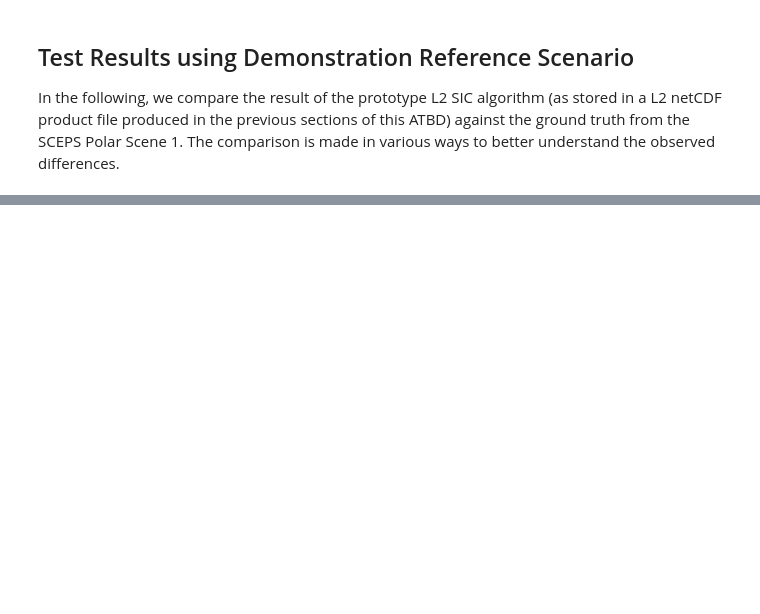
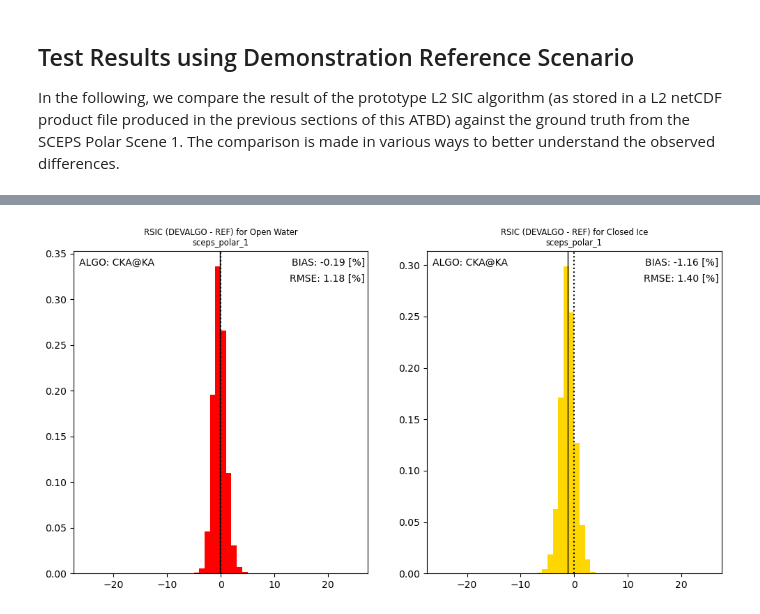
Before and after one commit to CIMR-Algos/SeaIceConcentration_ATBD_v2, a Jupyter notebook: algorithm/CIMR_L2_Sea_Ice_Concentration_performanceAssessment.ipynb, the cells around one changed output, grey strips where cells are left out. Drawn from its saved outputs; the diff is of its cells as text; code cells hidden in the pictures; blank space fills up the shorter version.

```diff
--- a/algorithm/CIMR_L2_Sea_Ice_Concentration_performanceAssessment.ipynb
+++ b/algorithm/CIMR_L2_Sea_Ice_Concentration_performanceAssessment.ipynb
@@ -314,0 +312,31 @@ TBW
+# %%
+fig, ax = plt.subplots(nrows=1, ncols=2, sharex=True, figsize=(12,6),)
+
+sic_diff_ow_1d = rsic_diff[tc_owci==1].compressed()
+hist_range = (dmin, dmax)
+ax[0].axvline(x=0, color='k', linestyle=':')
+ax[0].hist(sic_diff_ow_1d, bins=50, range=hist_range, density=True, color='red')
+ax[0].axvline(x=sic_diff_ow_1d.mean(), color='k', linestyle='-', lw=1)
+ax[0].set_title("RSIC (DEVALGO - REF) for Open Water\n{}".format(input_test_card), fontsize='small')
+ax[0].text(0.99,0.98, 'BIAS: {:.2f} [%]'.format(sic_diff_ow_1d.mean()),
+        transform=ax[0].transAxes, ha='right', va='top')
+ax[0].text(0.99,0.93, 'RMSE: {:.2f} [%]'.format(sic_diff_ow_1d.std()),
+        transform=ax[0].transAxes, ha='right', va='top')
+ax[0].text(0.02,0.98, 'ALGO: {}'.format(main_algo.upper()),
+            transform=ax[0].transAxes, ha='left', va='top')
+
+sic_diff_ci_1d = rsic_diff[tc_owci==2].compressed()
+hist_range = (dmin, dmax)
+ax[1].axvline(x=0, color='k', linestyle=':')
+ax[1].hist(sic_diff_ci_1d, bins=50, range=hist_range, density=True, color='gold')
+ax[1].axvline(x=sic_diff_ci_1d.mean(), color='k', linestyle='-', lw=1)
+ax[1].set_title("RSIC (DEVALGO - REF) for Closed Ice\n{}".format(input_test_card), fontsize='small')
+ax[1].text(0.99,0.98, 'BIAS: {:.2f} [%]'.format(sic_diff_ci_1d.mean()),
+        transform=ax[1].transAxes, ha='right', va='top')
+ax[1].text(0.99,0.93, 'RMSE: {:.2f} [%]'.format(sic_diff_ci_1d.std()),
+        transform=ax[1].transAxes, ha='right', va='top')
+ax[1].text(0.02,0.98, 'ALGO: {}'.format(main_algo.upper()),
+            transform=ax[1].transAxes, ha='left', va='top')
+plt.show()
+# %% [output]
+[figure, added]
```
Also changed, not shown: parts of 37 cells of this notebook, 1 other file.
